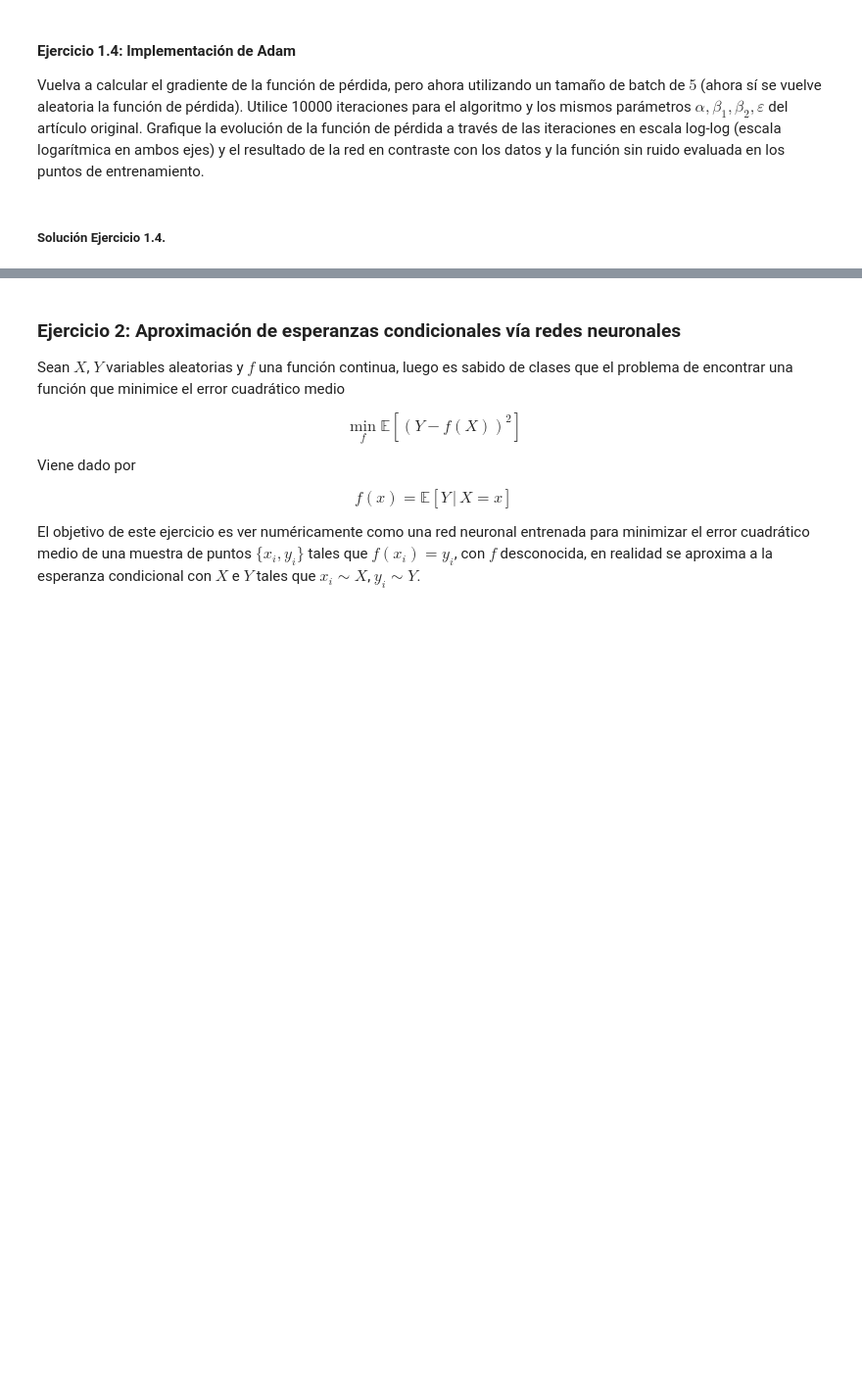
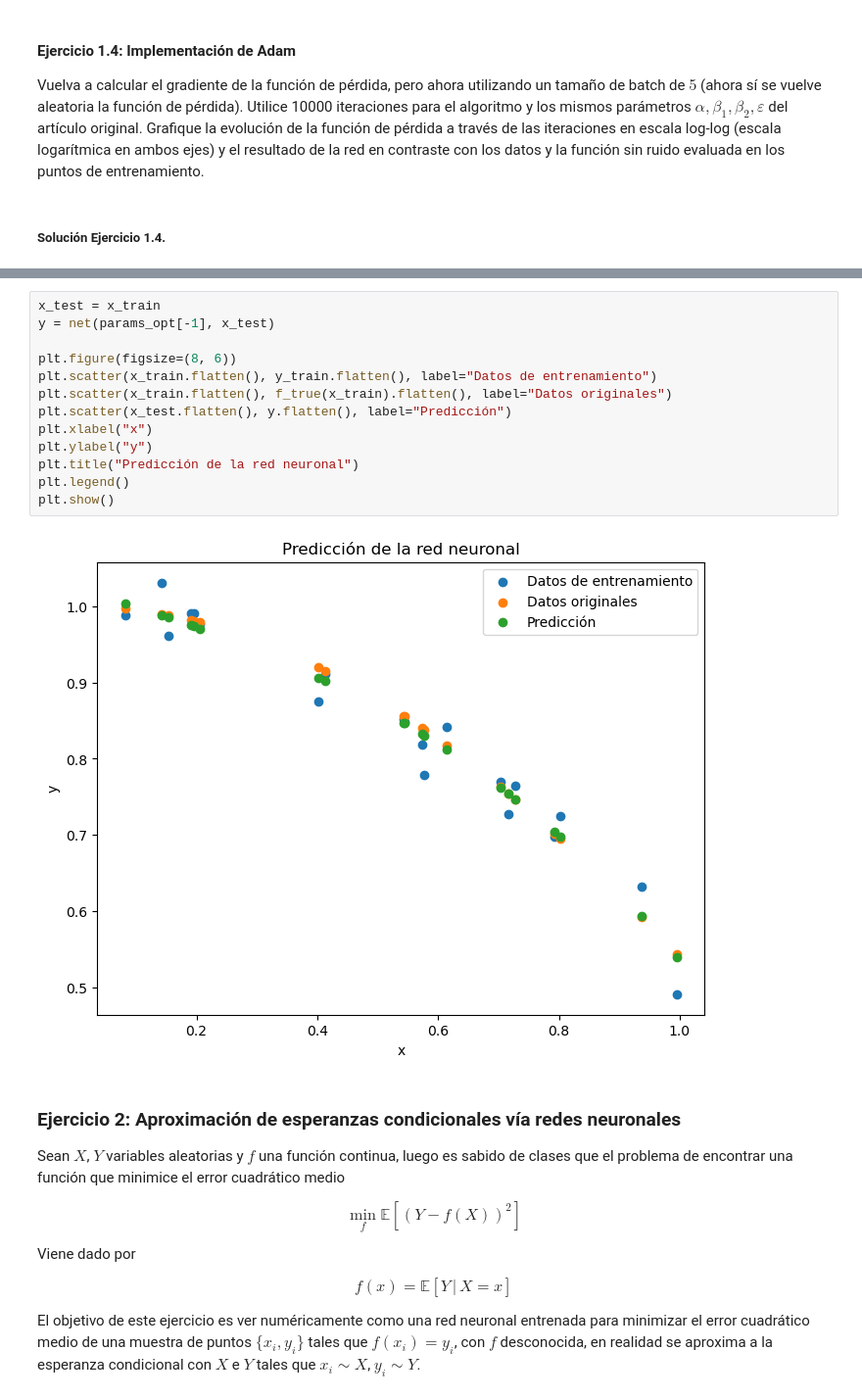
Before and after one commit to Sebastijo/Topicos-Matematicos-en-ML-y-DL, a Jupyter notebook: Tarea 2 - DeepONets/submission/Enunciado_Tarea_2.ipynb, the cells around one changed output, grey strips where cells are left out. Shown at 98% size. Saved outputs shown, nothing was run; the diff lists cells and outputs as text; blank space fills up the shorter version.

```diff
--- a/Tarea 2 - DeepONets/submission/Enunciado_Tarea_2.ipynb
+++ b/Tarea 2 - DeepONets/submission/Enunciado_Tarea_2.ipynb
@@ -452,3 +488,18 @@ error final: 0.0008346082460514914
+# %%
+x_test = x_train
+y = net(params_opt[-1], x_test)
+
+plt.figure(figsize=(8, 6))
+plt.scatter(x_train.flatten(), y_train.flatten(), label="Datos de entrenamiento")
+plt.scatter(x_train.flatten(), f_true(x_train).flatten(), label="Datos originales")
+plt.scatter(x_test.flatten(), y.flatten(), label="Predicción")
+plt.xlabel("x")
+plt.ylabel("y")
+plt.title("Predicción de la red neuronal")
+plt.legend()
+plt.show()
+# %% [output]
+[figure, added]
 # %% [markdown]
 ### **Ejercicio 2: Aproximación de esperanzas condicionales vía redes neuronales**
 
```
Also changed, not shown: parts of 9 cells of this notebook.
